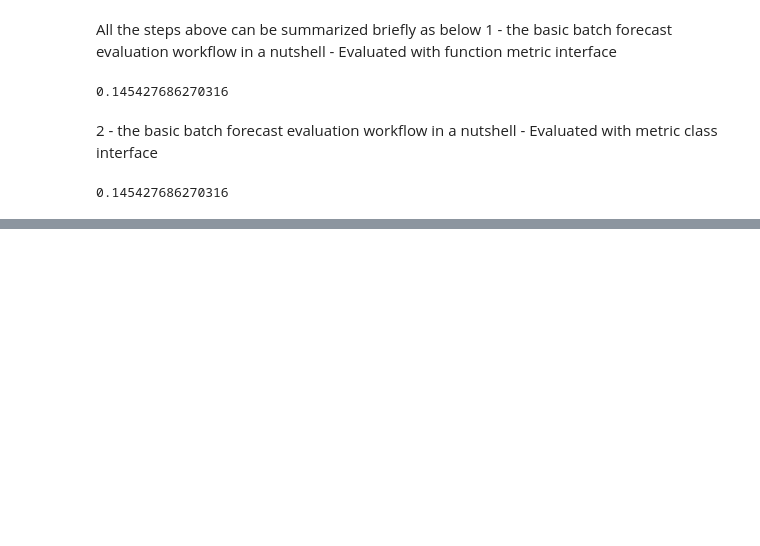
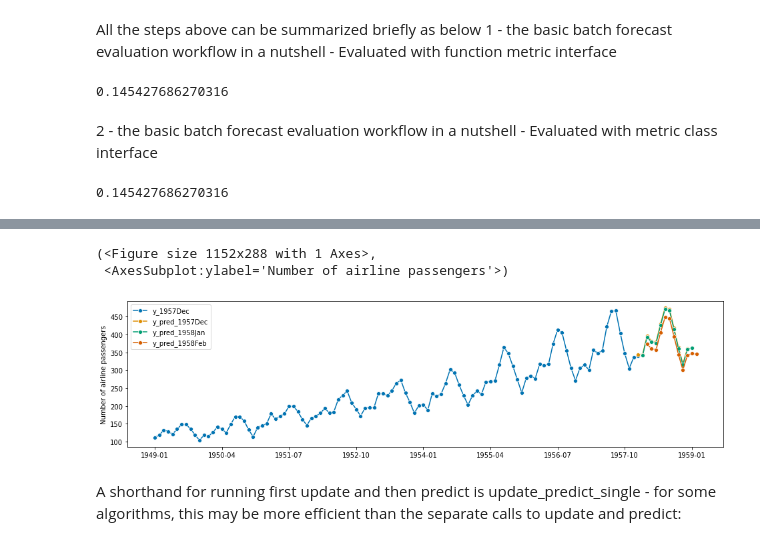
Before and after one commit to TNTran92/sktime, a Jupyter notebook: introduction_to_sktime/01 - Basic Forecasting Workflow.ipynb, the cells around one changed output, grey strips where cells are left out. Saved outputs shown, nothing was run; the diff lists cells and outputs as text; code cells hidden in the pictures; blank space fills up the shorter version.

```diff
--- a/introduction_to_sktime/01 - Basic Forecasting Workflow.ipynb
+++ b/introduction_to_sktime/01 - Basic Forecasting Workflow.ipynb
@@ -497,0 +574,26 @@ Example: suppose that, in the airline example, we want to make forecasts a year
+# %%
+# February 1958
+
+# new data is observed:
+y_1958Feb = y[[-35]]
+
+# step 5: we update the forecaster with the new data
+forecaster.update(y_1958Feb)
+
+# step 6: making forecasts with the updated data
+y_pred_1958Feb = forecaster.predict(fh)
+# %%
+# plotting predictions and past data
+plot_series(
+    y[:-35],
+    y_pred_1957Dec,
+    y_pred_1958Jan,
+    y_pred_1958Feb,
+    labels=["y_1957Dec", "y_pred_1957Dec", "y_pred_1958Jan", "y_pred_1958Feb"],
+)
+# %% [output]
+(<Figure size 1152x288 with 1 Axes>,
+ <AxesSubplot:ylabel='Number of airline passengers'>)
+[figure, added]
+# %% [markdown]
+A shorthand for running first update and then predict is update_predict_single - for some algorithms, this may be more efficient than the separate calls to update and predict:
```
Also changed, not shown: parts of 23 cells of this notebook, 1 other file.
